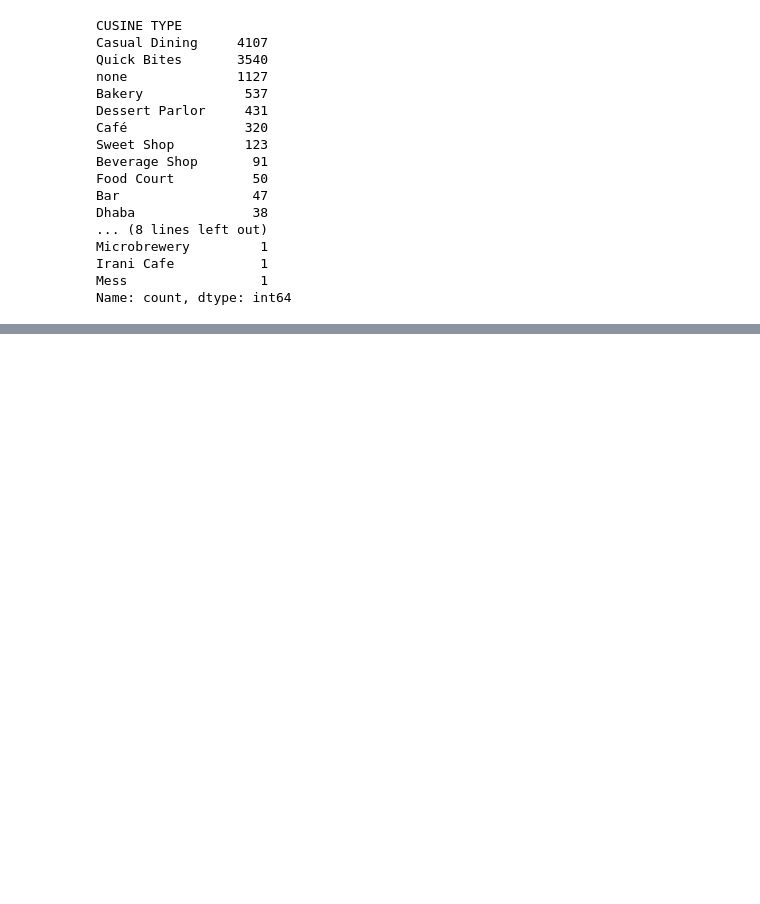
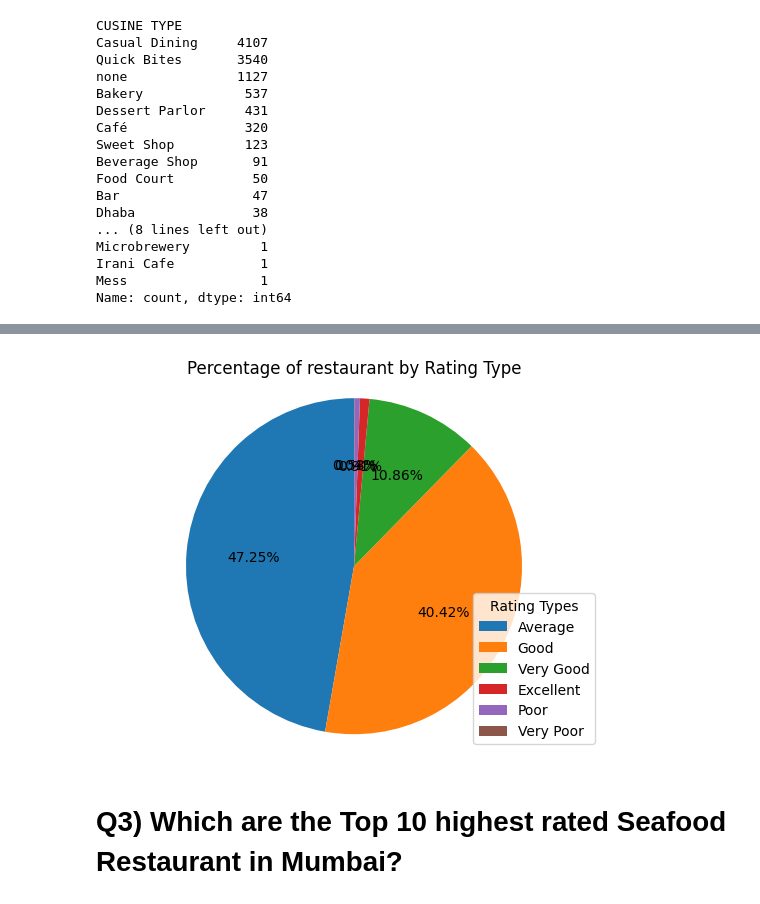
Before and after one commit to ShameemBanuAI/Zomato, a Jupyter notebook: Zomato_Mumbai.ipynb, the cells around one changed output, grey strips where cells are left out. Cells and saved outputs as stored; diff of their text form; code cells hidden in the pictures; blank space fills up the shorter version.

```diff
--- a/Zomato_Mumbai.ipynb
+++ b/Zomato_Mumbai.ipynb
@@ -568,0 +530,4 @@ Passing `palette` without assigning `hue` is deprecated and will be removed in v
+# %%
+rating_df=ZomatoDataFrame['RATING_TYPE'].value_counts().reset_index()
+#value_counts() will disply a series not dataframe.reset_index() will create a dataframe
+rating_df.rename(columns={'index' :'RATING_TYPE','count' : 'Number of restaurants'},inplace=True)
@@ -568,0 +544,13 @@ Passing `palette` without assigning `hue` is deprecated and will be removed in v
+# %%
+import matplotlib.pyplot as plt
+
+# Assuming rating_df is your DataFrame with columns 'Rating type' and 'Number of restaurants'
+labels = rating_df['RATING_TYPE']
+sizes = rating_df['Number of restaurants']
+plt.pie(sizes,autopct='%0.2f%%',startangle=90)
+plt.axis('equal')
+plt.legend(labels, title='Rating Types', loc='lower right')
+plt.title('Percentage of restaurant by Rating Type')
+plt.show()
+# %% [output]
+[figure, added]
@@ -568,0 +563,2 @@ Passing `palette` without assigning `hue` is deprecated and will be removed in v
+# %% [markdown]
+# Q3) Which are the Top 10 highest rated Seafood Restaurant in Mumbai?
```
Also changed, not shown: parts of 63 cells of this notebook.
